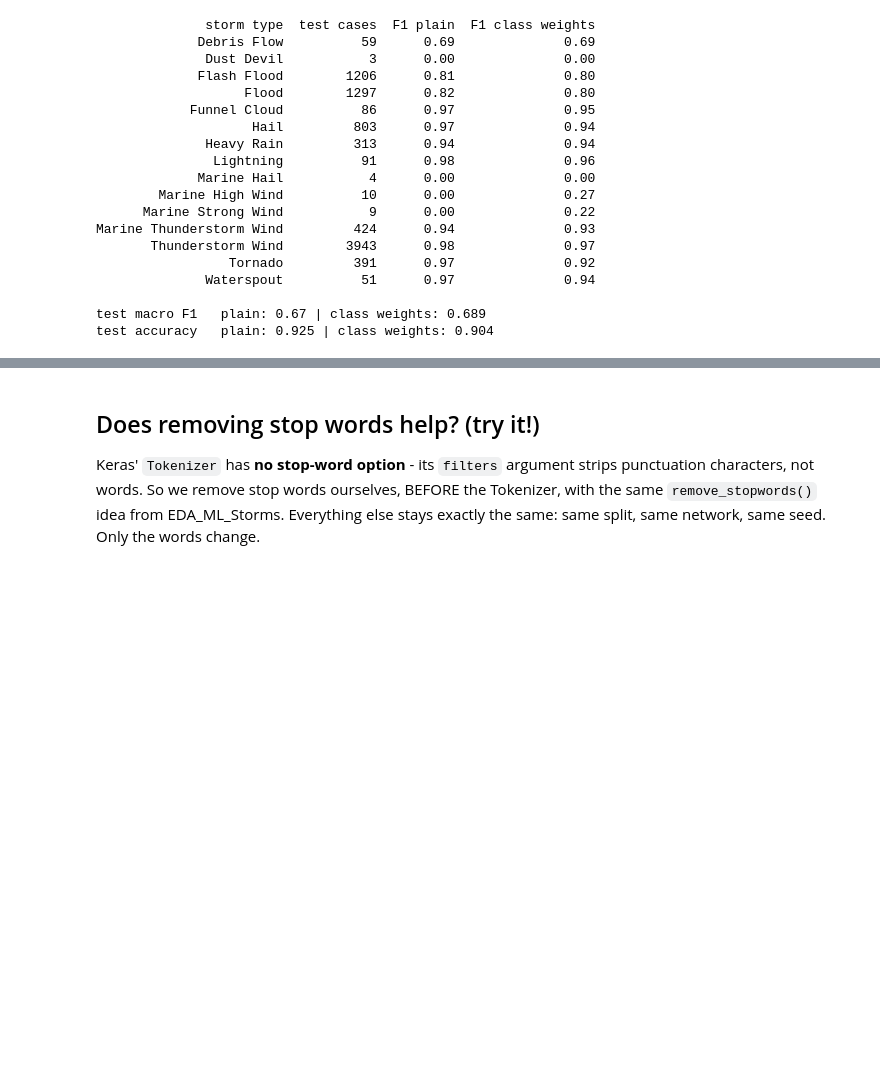
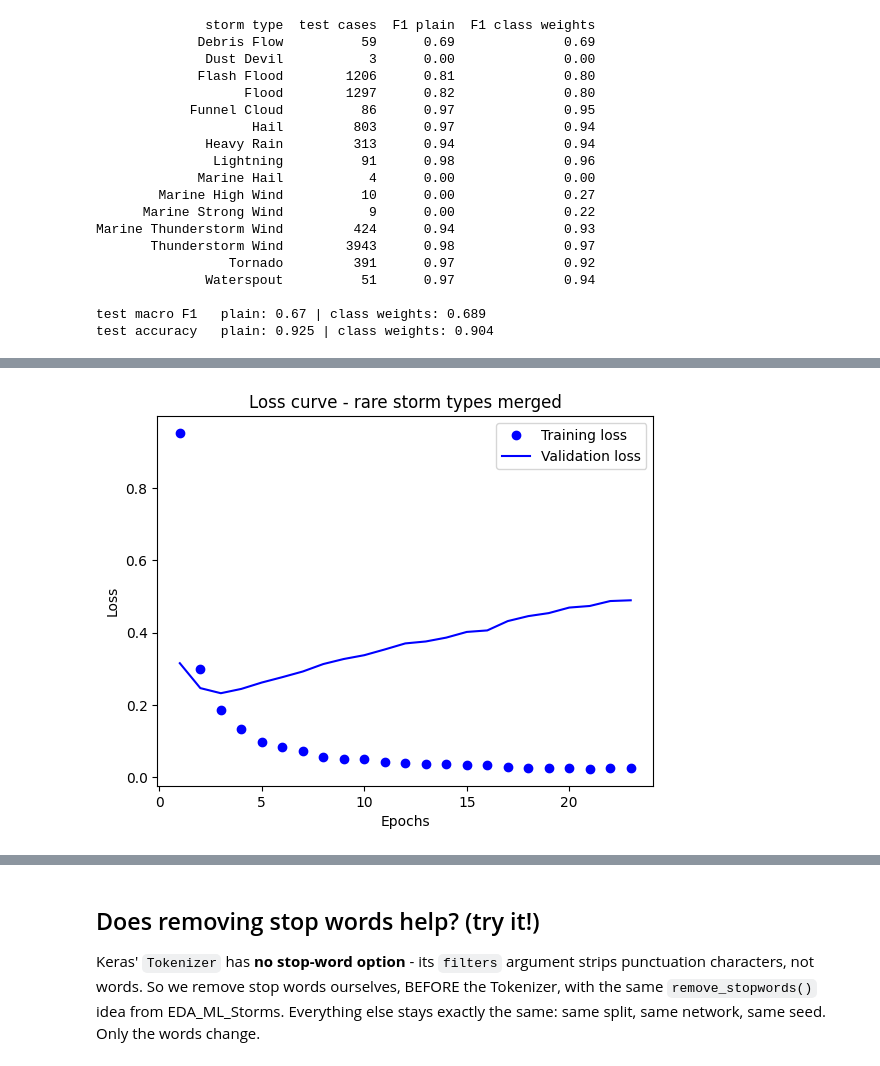
Before and after one commit to drdave-teaching/OPIM5509Files, a Jupyter notebook: OPIM5509_Module5_Files/notebooks/Tokenizer_FFNN_Storms.ipynb, the cells around one changed output, grey strips where cells are left out. Saved outputs shown, nothing was run; the diff lists cells and outputs as text; code cells hidden in the pictures; blank space fills up the shorter version.

```diff
--- a/OPIM5509_Module5_Files/notebooks/Tokenizer_FFNN_Storms.ipynb
+++ b/OPIM5509_Module5_Files/notebooks/Tokenizer_FFNN_Storms.ipynb
@@ -635,0 +693,34 @@ test accuracy   plain: 0.925 | class weights: 0.904
+# %%
+# same network, same seed - only the number of outputs changes (12 instead of 15)
+keras.utils.set_random_seed(5509)   # re-seed right before the build: same starting weights every run
+model_m = Sequential()
+model_m.add(Input(shape=(X_train.shape[1],)))
+model_m.add(Dense(100, activation='relu'))
+model_m.add(Dropout(0.5))
+model_m.add(Dense(100, activation='relu'))
+model_m.add(Dropout(0.5))
+model_m.add(Dense(n_outputs_m, activation='softmax'))
+model_m.compile(optimizer='adam', loss='categorical_crossentropy', metrics=['accuracy'])
+
+early_stop = EarlyStopping(monitor='val_loss', patience=20, restore_best_weights=True)
+history_m = model_m.fit(X_train, y_train_m,
+                        epochs=50,
+                        batch_size=100,
+                        validation_split=0.2,
+                        callbacks=[early_stop],
+                        verbose=0)
+
+# loss curve - always look at this after a fit!
+loss = history_m.history['loss']
+val_loss = history_m.history['val_loss']
+epochs = range(1, len(loss) + 1)
+plt.plot(epochs, loss, 'bo', label='Training loss')
+plt.plot(epochs, val_loss, 'b', label='Validation loss')
+plt.title('Loss curve - rare storm types merged')
+plt.xlabel('Epochs')
+plt.ylabel('Loss')
+plt.legend()
+plt.show()
+print('epochs run:', len(loss), '| best validation loss:', round(min(val_loss), 4), 'at epoch', val_loss.index(min(val_loss)) + 1)
+# %% [output]
+[figure, added]
```
Also changed, not shown: parts of 18 cells of this notebook.
